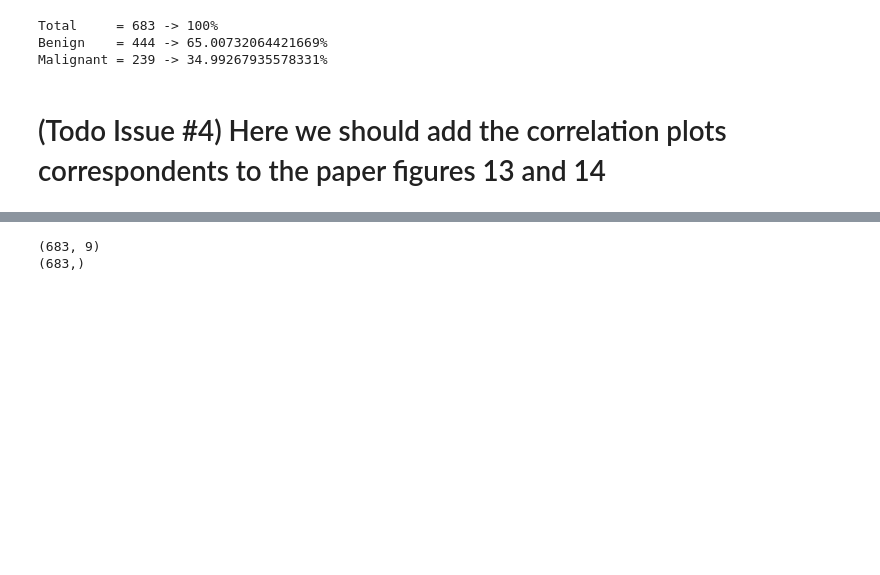
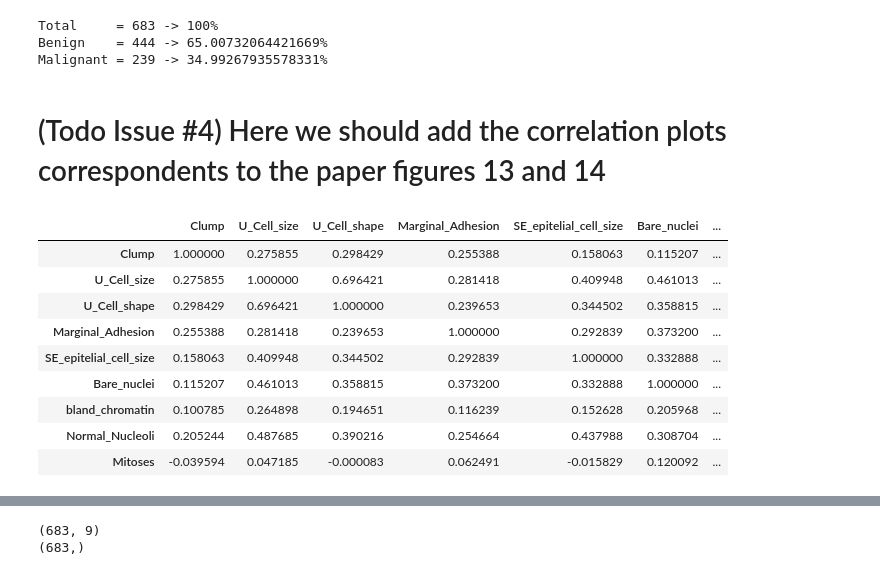
Before and after one commit to cleversonahum/breast_cancer_diagnosis, a Jupyter notebook: notebook/dt_classifier_breast_cancer.ipynb, the cells around one changed output, grey strips where cells are left out. Cells and saved outputs as stored; diff of their text form; code cells hidden in the pictures; blank space fills up the shorter version.

```diff
--- a/notebook/dt_classifier_breast_cancer.ipynb
+++ b/notebook/dt_classifier_breast_cancer.ipynb
@@ -108,0 +109,15 @@ Malignant = 239 -> 34.99267935578331%
+# %%
+# Correlation benign samples
+corr_mat_benign = df.loc[df.Class == 0].drop(['Class'], axis=1).corr()
+corr_mat_benign
+# %% [output]
+|  | Clump | U_Cell_size | U_Cell_shape | Marginal_Adhesion | SE_epitelial_cell_size | Bare_nuclei | ... |
+| Clump | 1.000000 | 0.275855 | 0.298429 | 0.255388 | 0.158063 | 0.115207 | ... |
+| U_Cell_size | 0.275855 | 1.000000 | 0.696421 | 0.281418 | 0.409948 | 0.461013 | ... |
+| U_Cell_shape | 0.298429 | 0.696421 | 1.000000 | 0.239653 | 0.344502 | 0.358815 | ... |
+| Marginal_Adhesion | 0.255388 | 0.281418 | 0.239653 | 1.000000 | 0.292839 | 0.373200 | ... |
+| SE_epitelial_cell_size | 0.158063 | 0.409948 | 0.344502 | 0.292839 | 1.000000 | 0.332888 | ... |
+| Bare_nuclei | 0.115207 | 0.461013 | 0.358815 | 0.373200 | 0.332888 | 1.000000 | ... |
+| bland_chromatin | 0.100785 | 0.264898 | 0.194651 | 0.116239 | 0.152628 | 0.205968 | ... |
+| Normal_Nucleoli | 0.205244 | 0.487685 | 0.390216 | 0.254664 | 0.437988 | 0.308704 | ... |
+| Mitoses | -0.039594 | 0.047185 | -0.000083 | 0.062491 | -0.015829 | 0.120092 | ... |
```
Also changed, not shown: parts of 5 cells of this notebook, 1 other file.
